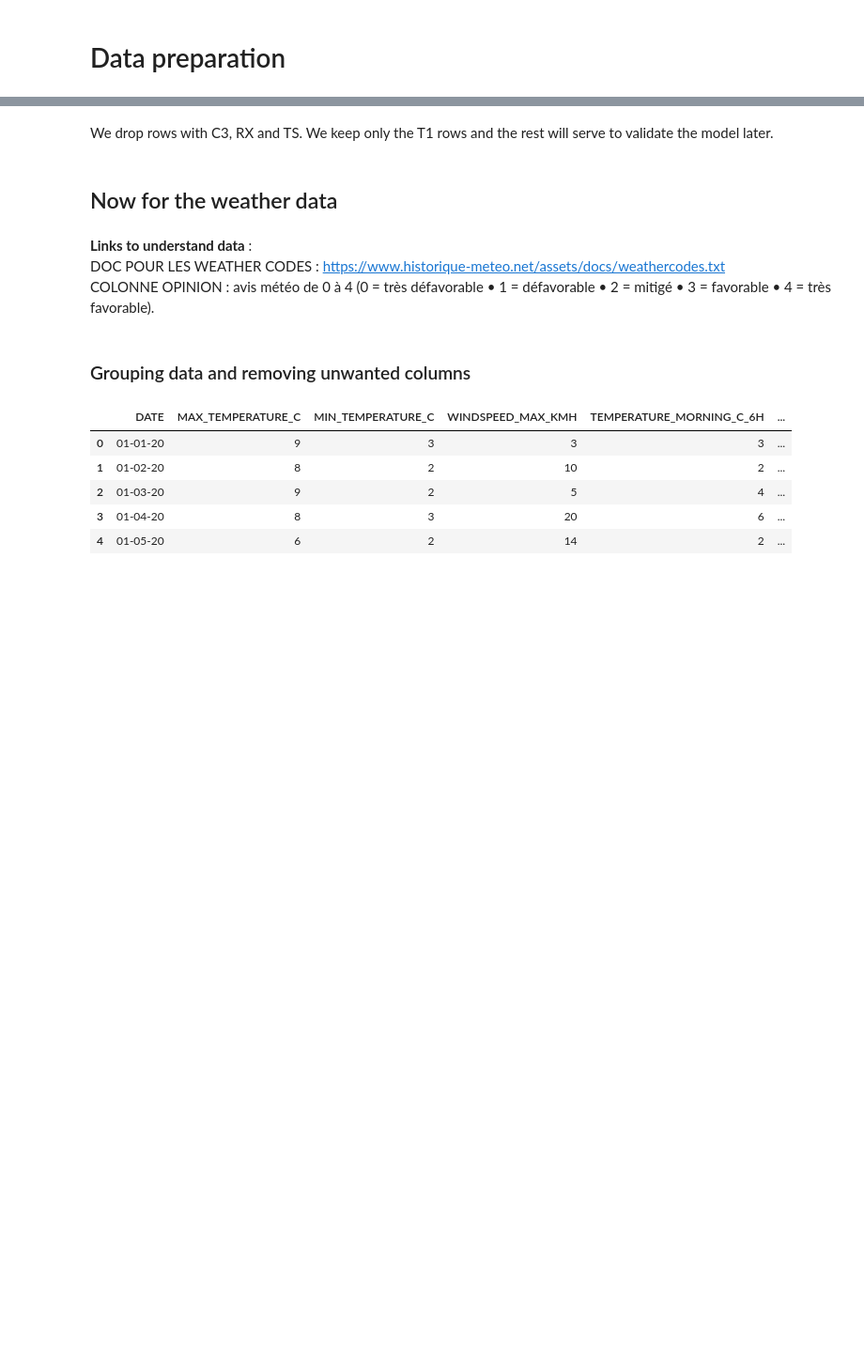
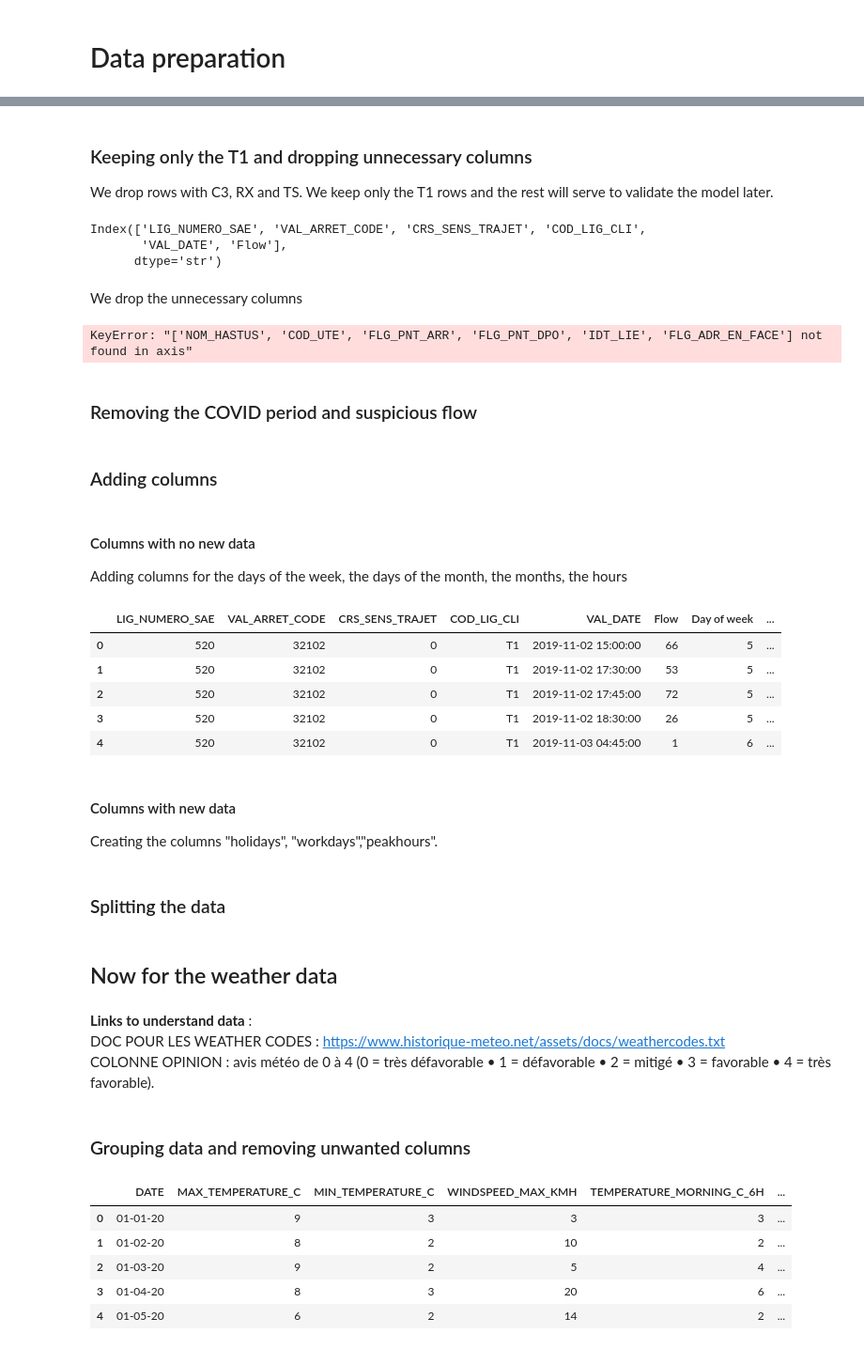
Before and after one commit to chloeruiz0300/Project, a Jupyter notebook: Notebooks/Data Preparation.ipynb, the cells around one changed output, grey strips where cells are left out. Shown at 94% size. Cells and saved outputs as stored; diff of their text form; code cells hidden in the pictures; blank space fills up the shorter version.

```diff
--- a/Notebooks/Data Preparation.ipynb
+++ b/Notebooks/Data Preparation.ipynb
@@ -12,14 +20,24 @@ df_tramway = pd.read_csv(r'../Data/tramway_indiv_15min.csv', index_col=0)
 # %% [markdown]
+### Keeping only the T1 and dropping unnecessary columns
 We drop rows with C3, RX and TS.
 We keep only the T1 rows and the rest will serve to validate the model later.
 # %%
 df_tramway_1 = df_tramway[df_tramway['COD_LIG_CLI']=='T1']
-df_tramway_1.head()
+df_tramway_1.columns
+# %% [output]
+Index(['LIG_NUMERO_SAE', 'VAL_ARRET_CODE', 'CRS_SENS_TRAJET', 'COD_LIG_CLI',
+       'VAL_DATE', 'Flow'],
+      dtype='str')
+# %% [markdown]
+We drop the unnecessary columns
 # %%
 df_tramway_1 = df_tramway_1.drop(columns= ['NOM_HASTUS',
  'COD_UTE',
  'FLG_PNT_ARR',
  'FLG_PNT_DPO','IDT_LIE',
  'FLG_ADR_EN_FACE'])
-
-df_tramway_1
+df_tramway_1.columns
+# %% [output]
+KeyError: "['NOM_HASTUS', 'COD_UTE', 'FLG_PNT_ARR', 'FLG_PNT_DPO', 'IDT_LIE', 'FLG_ADR_EN_FACE'] not found in axis"
+# %% [markdown]
+### Removing the COVID period and suspicious flow
@@ -26,8 +48,24 @@ df_tramway_1
+# %% [markdown]
+### Adding columns
+# %% [markdown]
+#### Columns with no new data
+Adding columns for the days of the week, the days of the month, the months, the hours
 # %%
 df_tramway_1['Day of week'] = pd.to_datetime(df_tramway_1['VAL_DATE']).dt.weekday
 df_tramway_1['Day of month'] = pd.to_datetime(df_tramway_1['VAL_DATE']).dt.day
 df_tramway_1['Month'] = pd.to_datetime(df_tramway_1['VAL_DATE']).dt.month
+df_tramway_1['Hour'] = pd.to_datetime(df_tramway_1['VAL_DATE']).dt.hour
 
-df_tramway_1
+df_tramway_1.head()
+# %% [output]
+|  | LIG_NUMERO_SAE | VAL_ARRET_CODE | CRS_SENS_TRAJET | COD_LIG_CLI | VAL_DATE | Flow | Day of week | ... |
+| 0 | 520 | 32102 | 0 | T1 | 2019-11-02 15:00:00 | 66 | 5 | ... |
+| 1 | 520 | 32102 | 0 | T1 | 2019-11-02 17:30:00 | 53 | 5 | ... |
+| 2 | 520 | 32102 | 0 | T1 | 2019-11-02 17:45:00 | 72 | 5 | ... |
+| 3 | 520 | 32102 | 0 | T1 | 2019-11-02 18:30:00 | 26 | 5 | ... |
+| 4 | 520 | 32102 | 0 | T1 | 2019-11-03 04:45:00 | 1 | 6 | ... |
 # %%
 df_tramway_1.to_csv(r'../Cleaned Data/df_tramway_1.csv', index=True)
+# %% [markdown]
+#### Columns with new data
+Creating the columns "holidays", "workdays","peakhours".
@@ -33,0 +74,2 @@ df_tramway_1.to_csv(r'../Cleaned Data/df_tramway_1.csv', index=True)
+# %% [markdown]
+### Splitting the data
```
Also changed, not shown: parts of 7 cells of this notebook, 2 other files.
